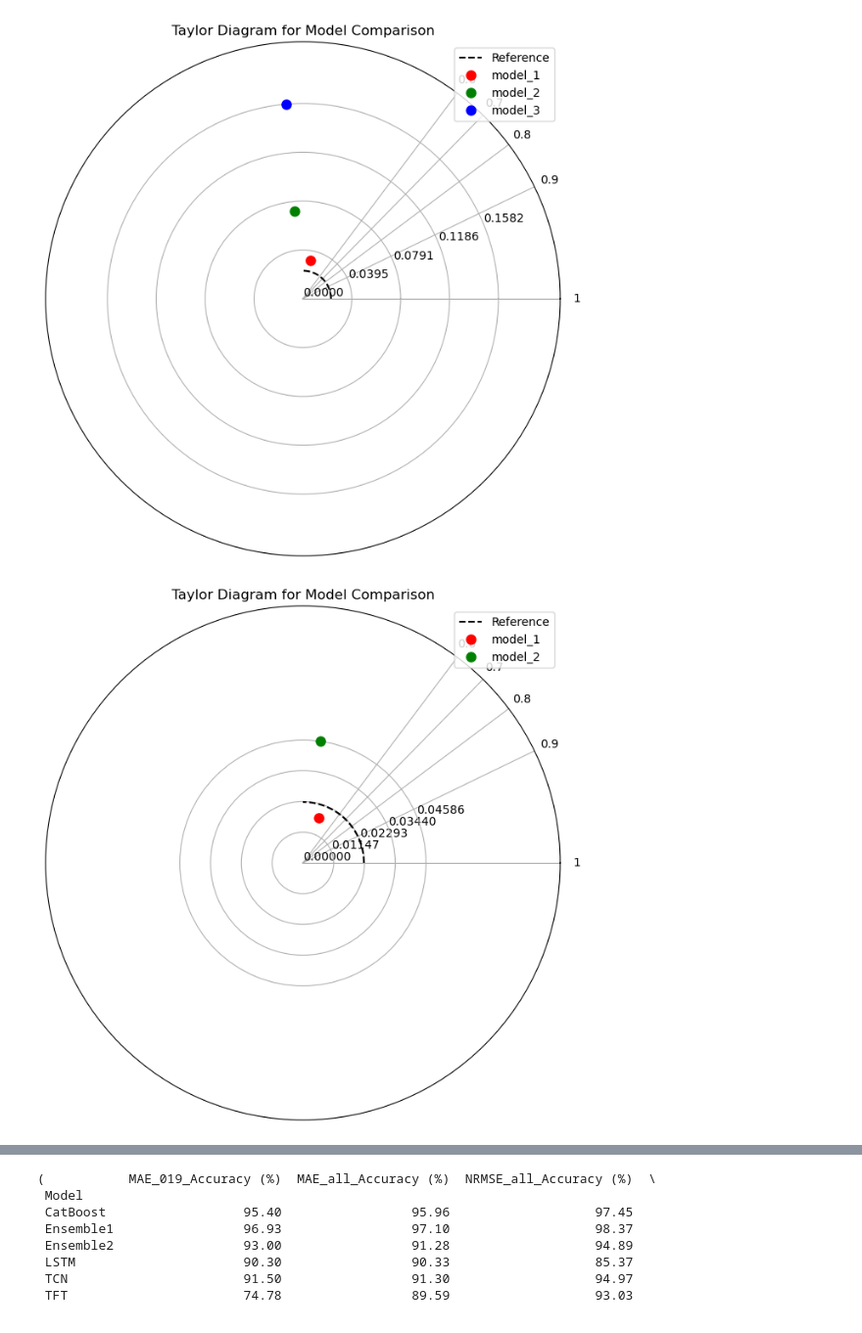
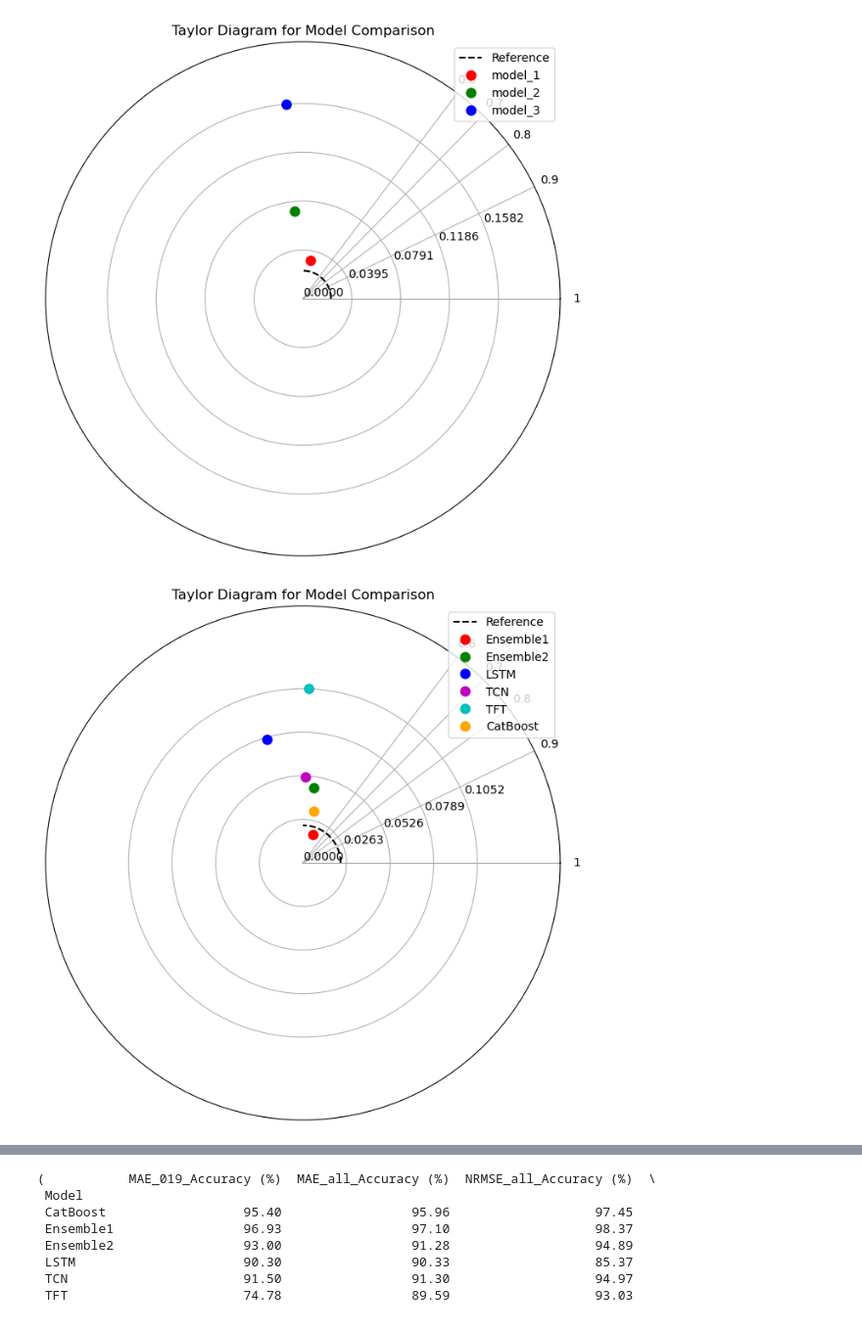
Before and after one commit to gautam642/DengueScope, a Jupyter notebook: metrics_visualiser.ipynb, the cells around one changed output, grey strips where cells are left out. Shown at 98% size. Saved outputs shown, nothing was run; the diff lists cells and outputs as text; code cells hidden in the pictures.

```diff
--- a/metrics_visualiser.ipynb
+++ b/metrics_visualiser.ipynb
@@ -767,88 +767,91 @@ plot_taylor_diagram(std_devs, correlations, ref_std, labels, ["r", "g", "b"])
 # %% [output]
 [figure]
 # %%
-import math
-import matplotlib.pyplot as plt
-import seaborn as sns
 import pandas as pd
 import numpy as np
-# Reload the datasets
-file_paths = {
-    "model_1": "./code/metrics/Brazil/ensemble_results_01-05-2025-20-19-39.csv",
-    "model_2": "./code/metrics/Brazil/ensemble_results_01-05-2025-16-29-44.csv",
-    "actual_data": "./google trends/merged_dataset.csv"
+import matplotlib.pyplot as plt
+
+# Updated file paths with new models
+files = {
+    'Ensemble1': './code/metrics/Brazil/ensemble_results_07-05-2025-15-39-09.csv',
+    'Ensemble2': './code/metrics/Brazil/ensemble_results_01-05-2025-16-29-44.csv',
+    'LSTM': './code/metrics/Brazil/LSTM_Model_26-11-2024-00-46-12.csv',
+    'TCN': './code/metrics/Brazil/TCN_model_search_lagged_18-03-2025-12-22-20.csv',
+    'TFT': './code/metrics/Brazil/TFT_model_lagged_18-03-2025-22-51-57.csv',
+    'CatBoost': './code/metrics/Brazil/catboost_lagged_19-03-2025-00-47-00.csv',
+    'actual_data': './google trends/merged_dataset.csv'
 }
 
+# Function to plot the Taylor Diagram
 def plot_taylor_diagram(std_devs, correlations, ref_std, labels, colors):
-    """ Generate a Taylor Diagram manually using Matplotlib """
     fig = plt.figure(figsize=(8, 8))
     ax = fig.add_subplot(111, polar=True)
-
-    # Convert correlation to angles (arccosine of correlation)
     angles = np.arccos(correlations)
 
-    # Reference circle (actual standard deviation)
+    # Reference circle for observed data
     theta = np.linspace(0, np.pi / 2, 100)
     ax.plot(theta, [ref_std] * 100, "k--", label="Reference")
 
-    # Plot each model's performance
     for i, label in enumerate(labels):
         ax.plot(angles[i], std_devs[i], "o", label=label, color=colors[i], markersize=8)
 
-    # Configure polar plot
-    ax.set_xticks(np.arccos([1, 0.9, 0.8, 0.7, 0.6]))  # Correlation markers
+    ax.set_xticks(np.arccos([1, 0.9, 0.8, 0.7, 0.6]))
     ax.set_xticklabels(["1", "0.9", "0.8", "0.7", "0.6"])
     ax.set_ylim(0, max(std_devs) + 0.05)
     ax.set_yticks(np.linspace(0, max(std_devs), 5))
 
-    # Labels and title
     plt.legend(loc="upper right")
     plt.title("Taylor Diagram for Model Comparison")
     plt.show()
 
-# Load data into a dictionary
-datasets = {key: pd.read_csv(path) for key, path in file_paths.items()}
+# Load datasets
+datasets = {key: pd.read_csv(path) for key, path in files.items()}
 
 # Mapping department IDs to names
 DEP_NAMES = {
     11: 'Rondônia', 12: 'Acre', 13: 'Amazonas', 14: 'Roraima', 15: 'Pará', 16: 'Amapá', 17: 'Tocantins',
     21: 'Maranhão', 22: 'Piauí', 23: 'Ceará', 24: 'Rio Grande do Norte', 25: 'Paraíba', 26: 'Pernambuco',
     27: 'Alagoas', 28: 'Sergipe', 29: 'Bahia', 31: 'Minas Gerais', 32: 'Espírito Santo', 33: 'Rio de Janeiro',
     35: 'São Paulo', 41: 'Paraná', 42: 'Santa Catarina', 43: 'Rio Grande do Sul', 50: 'Mato Grosso do Sul',
     51: 'Mato Grosso', 52: 'Goiás', 53: 'Distrito Federal'
 }
 
-# Map department IDs to names
+# Prepare actual data
 actual_data = datasets["actual_data"].copy()
 actual_data["Department"] = actual_data["dep_id"].map(DEP_NAMES)
-
-# Compute average dengue rates per department
 actual_avg = actual_data.groupby("Department")[["DengRate_all", "DengRate_019"]].mean().reset_index()
 
-# Merge actual averages with model metric datasets
+# Merge and compute stats
 merged_datasets = {}
 for model_name, model_df in datasets.items():
     if model_name != "actual_data":
-        merged_datasets[model_name] = model_df.merge(actual_avg, on="Department", how="left")
+        merged = model_df.merge(actual_avg, on="Department", how="left")
+        merged_datasets[model_name] = merged
 
-# Compute statistics for Taylor diagram
+# Compute standard deviation and correlation for each model
 model_stats = {}
 for model_name, df in merged_datasets.items():
-    std_dev = df["NRMSE All Validation"].replace([np.inf, -np.inf], np.nan).dropna().std()
-    correlation = np.corrcoef(df["NRMSE All Validation"].replace([np.inf, -np.inf], np.nan).dropna(),
-                              df["DengRate_all"].dropna())[0, 1]
-    model_stats[model_name] = {"std_dev": std_dev, "correlation": correlation}
+    model_col = "NRMSE All Validation"
+    if model_col in df.columns:
+        model_vals = df[model_col].replace([np.inf, -np.inf], np.nan).dropna()
+        actual_vals = df["DengRate_all"].dropna()
+        std_dev = model_vals.std()
+        correlation = np.corrcoef(model_vals, actual_vals[:len(model_vals)])[0, 1]
+        model_stats[model_name] = {"std_dev": std_dev, "correlation": correlation}
 
-# Convert to arrays for plotting
+# Extract data for plot
 labels = list(model_stats.keys())
 std_devs = np.array([model_stats[m]["std_dev"] for m in labels])
 correlations = np.array([model_stats[m]["correlation"] for m in labels])
-ref_std = actual_avg["DengRate_all"].std()  # Reference standard deviation
+ref_std = actual_avg["DengRate_all"].std()
+
+# Assign unique colors to models
+colors = ['r', 'g', 'b', 'm', 'c', 'orange']
 
 # Plot Taylor diagram
-plot_taylor_diagram(std_devs, correlations, ref_std, labels, ["r", "g", "b"])
+plot_taylor_diagram(std_devs, correlations, ref_std, labels, colors)
 # %% [output]
-[figure, old version]
+[figure, new version]
 # %%
 import pandas as pd
 import matplotlib.pyplot as plt
```
Also changed, not shown: parts of 1 cell of this notebook, 11 other files.
